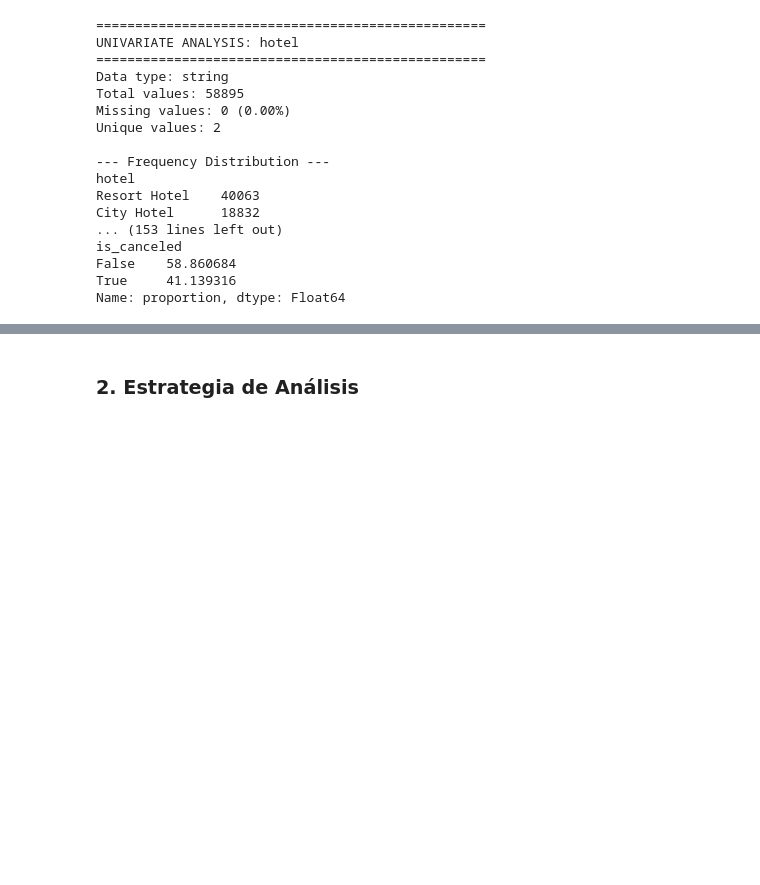
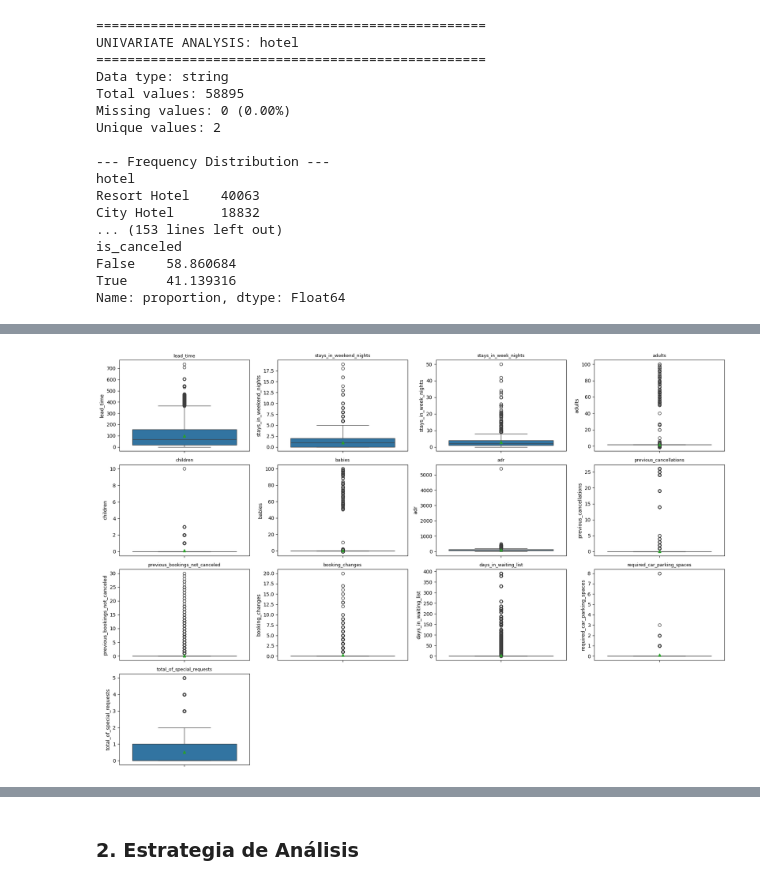
Before and after one commit to lojedaa/Talleres-Ciencia-de-Datos, a Jupyter notebook: Taller_1/Taller1.ipynb, the cells around one changed output, grey strips where cells are left out. Drawn from its saved outputs; the diff is of its cells as text; code cells hidden in the pictures; blank space fills up the shorter version.

```diff
--- a/Taller_1/Taller1.ipynb
+++ b/Taller_1/Taller1.ipynb
@@ -175,0 +260,37 @@ plt.show()
+# %%
+num_vars = [
+    'lead_time',
+    'stays_in_weekend_nights',
+    'stays_in_week_nights',
+    'adults',
+    'children',
+    'babies',
+    'adr',
+    'previous_cancellations',
+    'previous_bookings_not_canceled',
+    'booking_changes',
+    'days_in_waiting_list',
+    'required_car_parking_spaces',
+    'total_of_special_requests'
+]
+
+rows = 4
+cols = 4
+
+# Crear figura y ejes
+fig, axes = plt.subplots(rows, cols, figsize=(18, 12), )
+axes = axes.flatten()
+
+# Graficar cada boxplot en su celda de la matriz
+for i, col in enumerate(num_vars):
+    sns.boxplot(y=hotel_df[col], ax=axes[i], showmeans=True)
+    axes[i].set_title(col, fontsize=9)
+
+# Eliminar ejes vacíos si sobran
+for j in range(len(num_vars), rows*cols):
+    fig.delaxes(axes[j])
+
+plt.tight_layout()
+plt.show()
+# %% [output]
+[figure, added]
```
Also changed, not shown: parts of 26 cells of this notebook.
